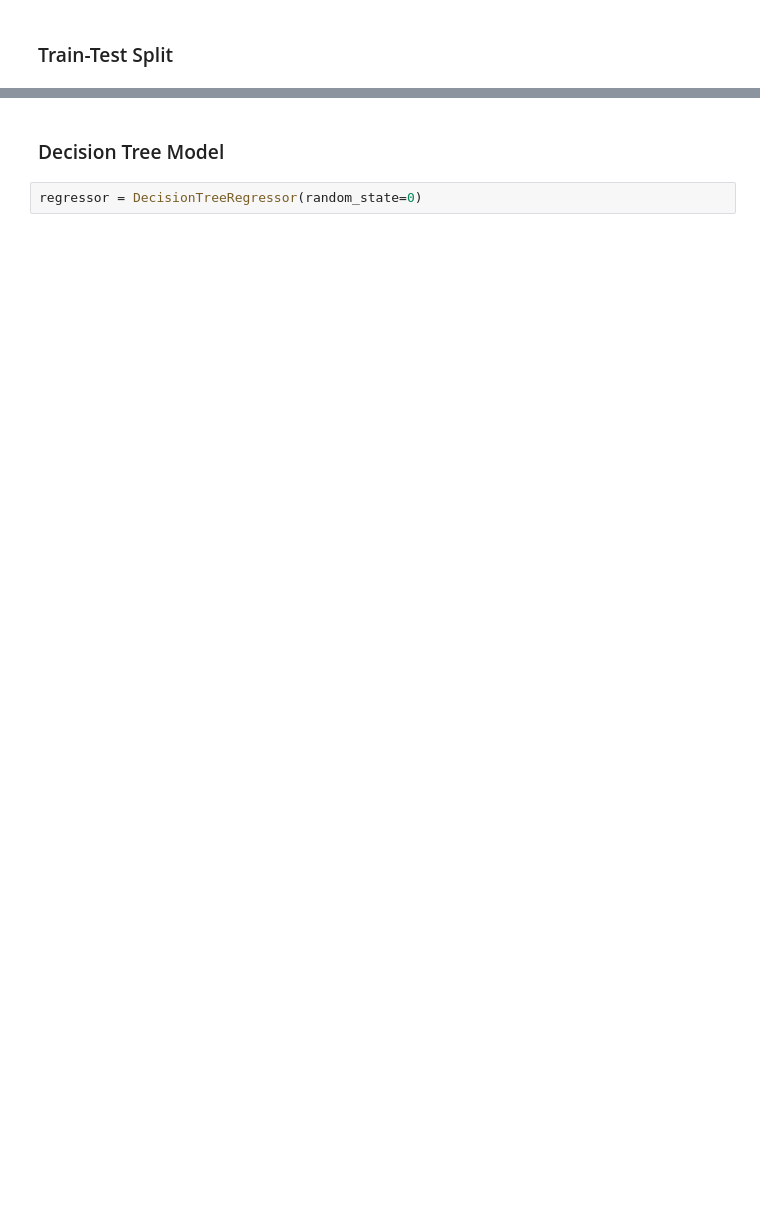
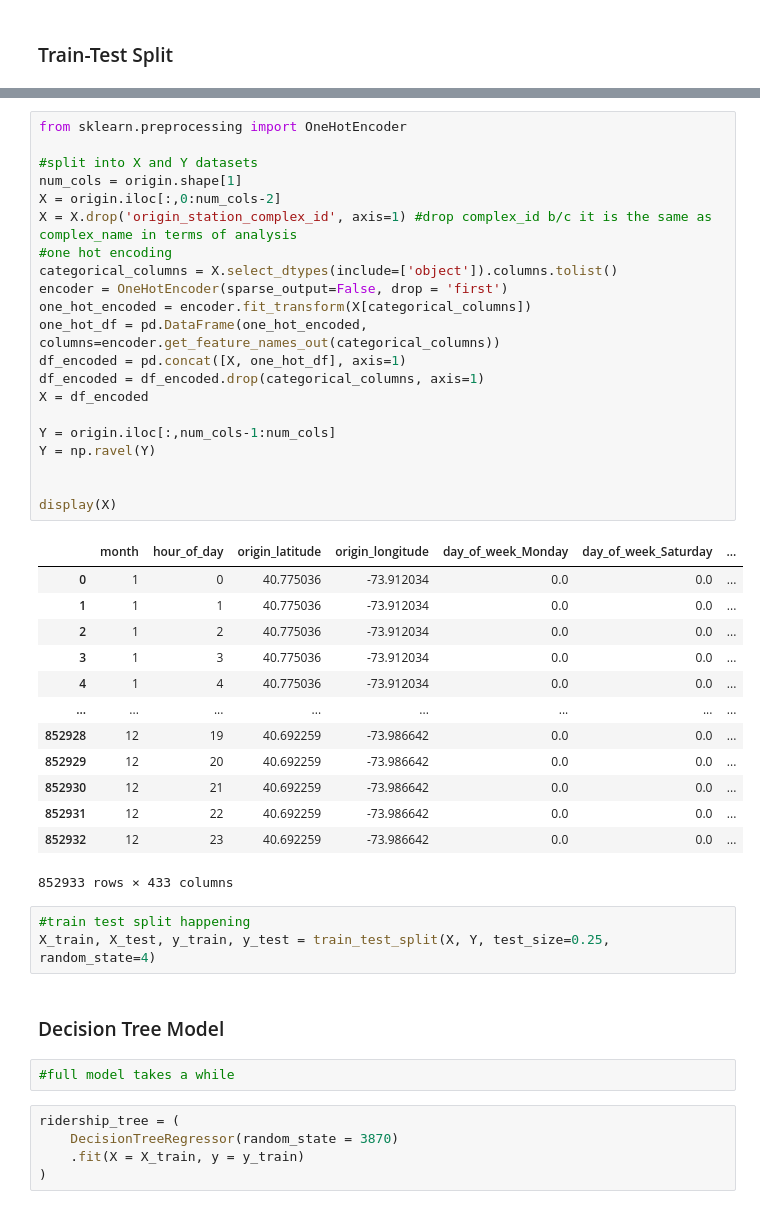
Before and after one commit to iansargent/nyc-subway-ridership-ml, a Jupyter notebook: Scripts/Analysis/decision_tree_and_forest.ipynb, the cells around one changed output, grey strips where cells are left out. Cells and saved outputs as stored; diff of their text form; blank space fills up the shorter version.

```diff
--- a/Scripts/Analysis/decision_tree_and_forest.ipynb
+++ b/Scripts/Analysis/decision_tree_and_forest.ipynb
@@ -55,4 +86,47 @@ display(origin.head())
+# %%
+from sklearn.preprocessing import OneHotEncoder
+
+#split into X and Y datasets
+num_cols = origin.shape[1]
+X = origin.iloc[:,0:num_cols-2]
+X = X.drop('origin_station_complex_id', axis=1) #drop complex_id b/c it is the same as complex_name in terms of analysis
+#one hot encoding
+categorical_columns = X.select_dtypes(include=['object']).columns.tolist()
+encoder = OneHotEncoder(sparse_output=False, drop = 'first')
+one_hot_encoded = encoder.fit_transform(X[categorical_columns])
+one_hot_df = pd.DataFrame(one_hot_encoded, columns=encoder.get_feature_names_out(categorical_columns))
+df_encoded = pd.concat([X, one_hot_df], axis=1)
+df_encoded = df_encoded.drop(categorical_columns, axis=1)
+X = df_encoded
+
+Y = origin.iloc[:,num_cols-1:num_cols]
+Y = np.ravel(Y)
+
+
+display(X)
+# %% [output]
+|  | month | hour_of_day | origin_latitude | origin_longitude | day_of_week_Monday | day_of_week_Saturday | ... |
+| 0 | 1 | 0 | 40.775036 | -73.912034 | 0.0 | 0.0 | ... |
+| 1 | 1 | 1 | 40.775036 | -73.912034 | 0.0 | 0.0 | ... |
+| 2 | 1 | 2 | 40.775036 | -73.912034 | 0.0 | 0.0 | ... |
+| 3 | 1 | 3 | 40.775036 | -73.912034 | 0.0 | 0.0 | ... |
+| 4 | 1 | 4 | 40.775036 | -73.912034 | 0.0 | 0.0 | ... |
+| ... | ... | ... | ... | ... | ... | ... | ... |
+| 852928 | 12 | 19 | 40.692259 | -73.986642 | 0.0 | 0.0 | ... |
+| 852929 | 12 | 20 | 40.692259 | -73.986642 | 0.0 | 0.0 | ... |
+| 852930 | 12 | 21 | 40.692259 | -73.986642 | 0.0 | 0.0 | ... |
+| 852931 | 12 | 22 | 40.692259 | -73.986642 | 0.0 | 0.0 | ... |
+| 852932 | 12 | 23 | 40.692259 | -73.986642 | 0.0 | 0.0 | ... |
+852933 rows × 433 columns
+# %%
+#train test split happening
+X_train, X_test, y_train, y_test = train_test_split(X, Y, test_size=0.25, random_state=4)
 # %% [markdown]
 ### Decision Tree Model
+# %%
+#full model takes a while
 # %%
-regressor = DecisionTreeRegressor(random_state=0)
+ridership_tree = (
+    DecisionTreeRegressor(random_state = 3870)
+    .fit(X = X_train, y = y_train)
+)
```
Also changed, not shown: parts of 28 cells of this notebook, 2 other files.
